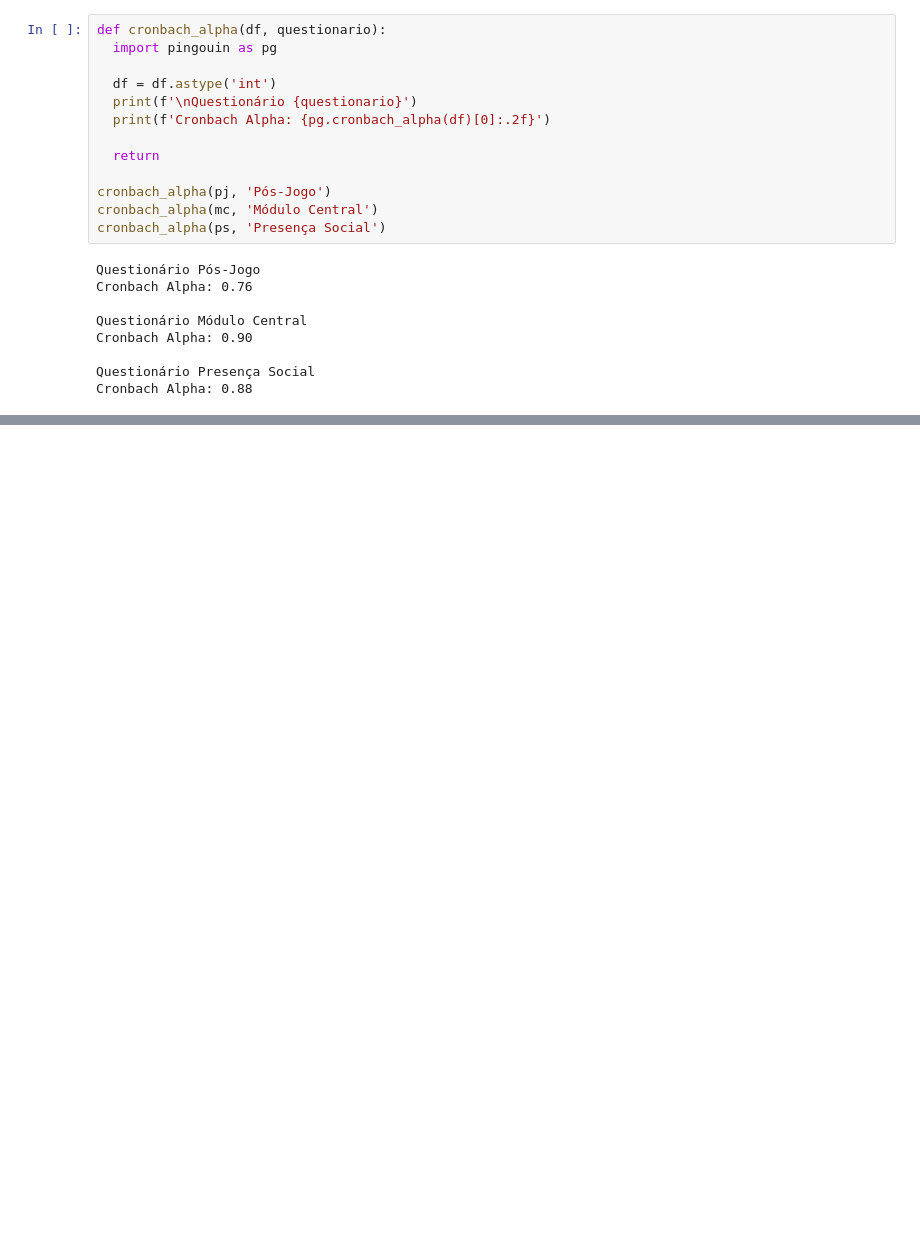
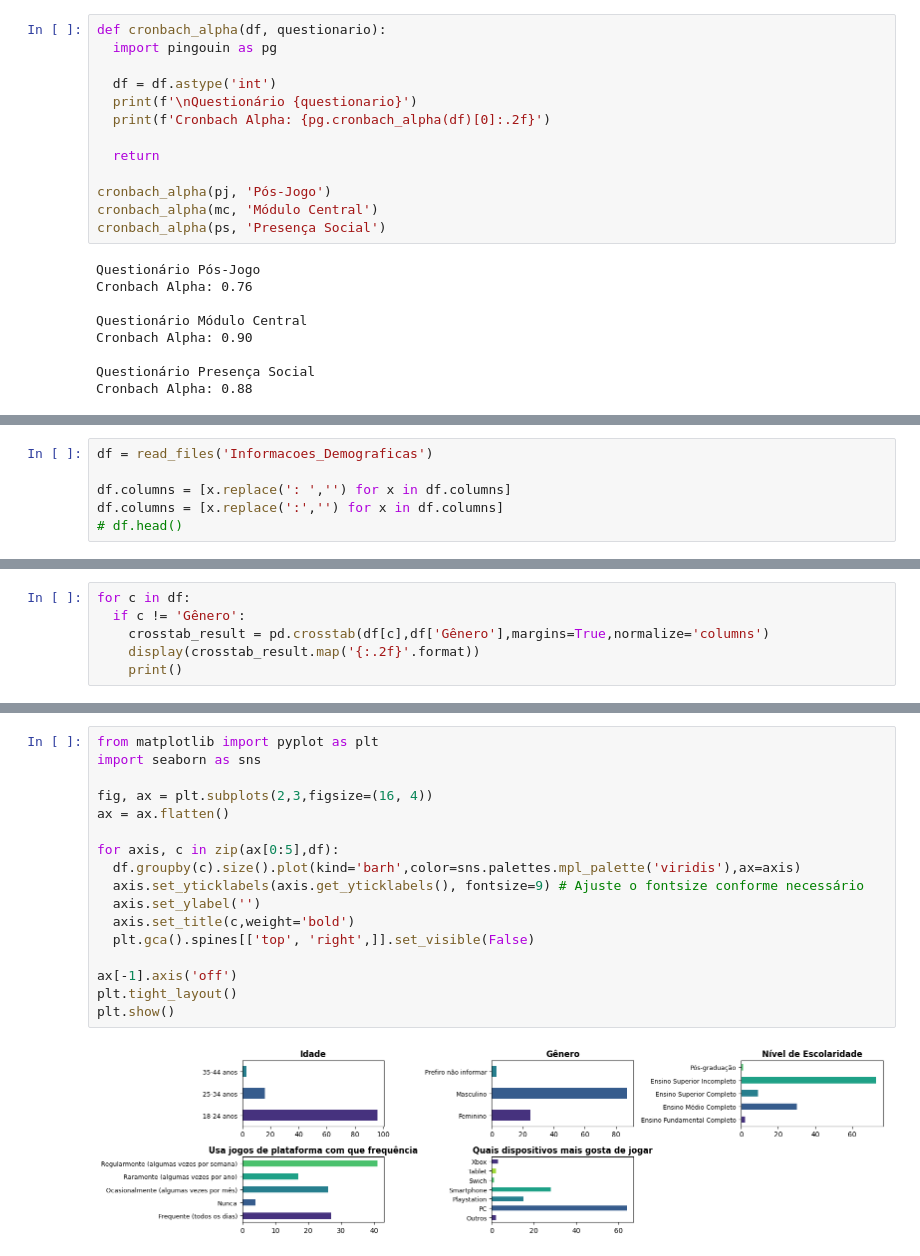
Before and after one commit to Rogerio-mack/game_q, a Jupyter notebook: geq_analise_todos_questionarios_20250524.ipynb, the cells around one changed output, grey strips where cells are left out. Drawn from its saved outputs; the diff is of its cells as text; blank space fills up the shorter version.

```diff
--- a/geq_analise_todos_questionarios_20250524.ipynb
+++ b/geq_analise_todos_questionarios_20250524.ipynb
@@ -817,0 +824,6 @@ Cronbach Alpha: 0.88
+# %%
+df = read_files('Informacoes_Demograficas')
+
+df.columns = [x.replace(': ','') for x in df.columns]
+df.columns = [x.replace(':','') for x in df.columns]
+# df.head()
@@ -817,0 +838,6 @@ Cronbach Alpha: 0.88
+# %%
+for c in df:
+  if c != 'Gênero':
+    crosstab_result = pd.crosstab(df[c],df['Gênero'],margins=True,normalize='columns')
+    display(crosstab_result.map('{:.2f}'.format))
+    print()
@@ -817,0 +873,19 @@ Cronbach Alpha: 0.88
+# %%
+from matplotlib import pyplot as plt
+import seaborn as sns
+
+fig, ax = plt.subplots(2,3,figsize=(16, 4))
+ax = ax.flatten()
+
+for axis, c in zip(ax[0:5],df):
+  df.groupby(c).size().plot(kind='barh',color=sns.palettes.mpl_palette('viridis'),ax=axis)
+  axis.set_yticklabels(axis.get_yticklabels(), fontsize=9) # Ajuste o fontsize conforme necessário
+  axis.set_ylabel('')
+  axis.set_title(c,weight='bold')
+  plt.gca().spines[['top', 'right',]].set_visible(False)
+
+ax[-1].axis('off')
+plt.tight_layout()
+plt.show()
+# %% [output]
+[figure, added]
```
Also changed, not shown: parts of 8 cells of this notebook.
